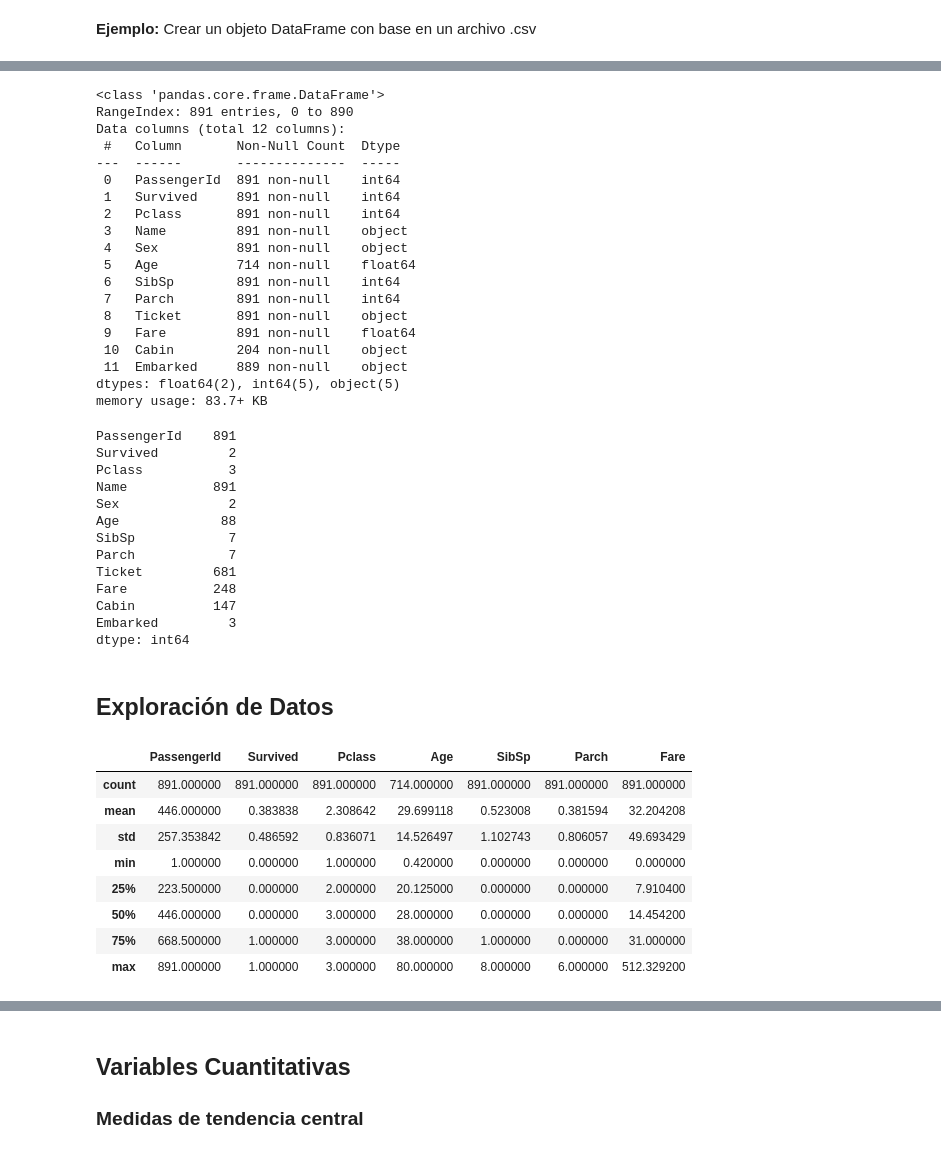
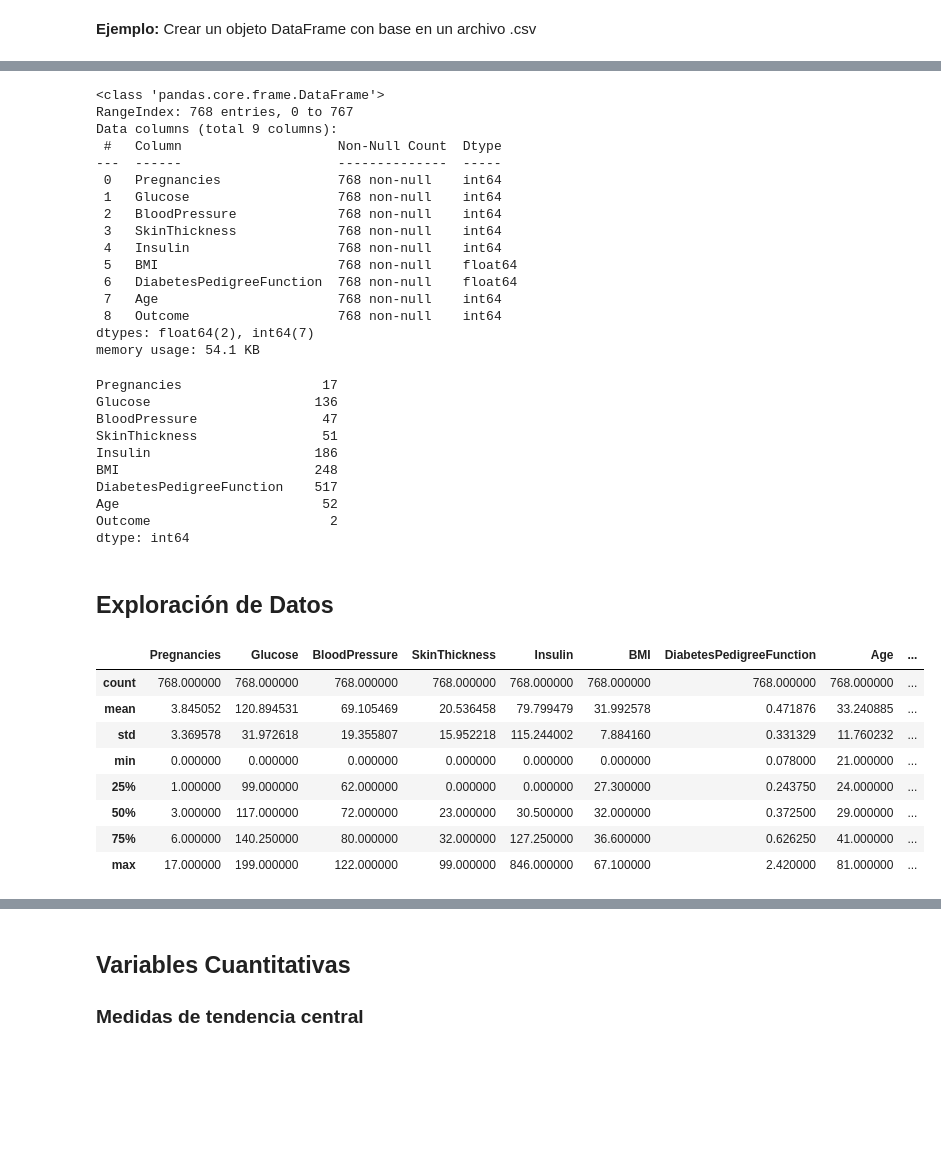
Before and after one commit to a01709343-arch/Laboratorio-A01709343, a Jupyter notebook: LecturaDatos-Pandas-1 (1).ipynb, the cells around one changed output, grey strips where cells are left out. Drawn from its saved outputs; the diff is of its cells as text; code cells hidden in the pictures; blank space fills up the shorter version.

```diff
--- a/LecturaDatos-Pandas-1 (1).ipynb
+++ b/LecturaDatos-Pandas-1 (1).ipynb
@@ -24,7 +24,7 @@ body Body Identification Number  : Categórica Discreta
 home.dest Home/Destination : Categórica Nominal
 # %%
 #lee archivo csv
-titanic = pd.read_csv("titanic.csv")
+diabetes = pd.read_csv("diabetes.csv")
 # %% [markdown]
 **Ejemplo:** Crear un objeto DataFrame con base en un archivo .csv
 # %%
@@ -66,56 +55,50 @@ titanic.tail()
 # %%
 #Revisa la información mas completa del conjunto de datos usando la función info()
 #Muestra el total de datos, las columnas y su tipo correspondiente, dice si contiene nulos o no
-titanic.info()
+diabetes.info()
 # %% [output]
 <class 'pandas.core.frame.DataFrame'>
-RangeIndex: 891 entries, 0 to 890
-Data columns (total 12 columns):
- #   Column       Non-Null Count  Dtype
----  ------       --------------  -----
- 0   PassengerId  891 non-null    int64
- 1   Survived     891 non-null    int64
- 2   Pclass       891 non-null    int64
- 3   Name         891 non-null    object
- 4   Sex          891 non-null    object
- 5   Age          714 non-null    float64
- 6   SibSp        891 non-null    int64
- 7   Parch        891 non-null    int64
- 8   Ticket       891 non-null    object
- 9   Fare         891 non-null    float64
- 10  Cabin        204 non-null    object
- 11  Embarked     889 non-null    object
-dtypes: float64(2), int64(5), object(5)
-memory usage: 83.7+ KB
+RangeIndex: 768 entries, 0 to 767
+Data columns (total 9 columns):
+ #   Column                    Non-Null Count  Dtype
+---  ------                    --------------  -----
+ 0   Pregnancies               768 non-null    int64
+ 1   Glucose                   768 non-null    int64
+ 2   BloodPressure             768 non-null    int64
+ 3   SkinThickness             768 non-null    int64
+ 4   Insulin                   768 non-null    int64
+ 5   BMI                       768 non-null    float64
+ 6   DiabetesPedigreeFunction  768 non-null    float64
+ 7   Age                       768 non-null    int64
+ 8   Outcome                   768 non-null    int64
+dtypes: float64(2), int64(7)
+memory usage: 54.1 KB
 # %%
 #revisa cuántos valores únicos tiene cada atributo del archivo usando la función nunique()
-titanic.nunique()
+diabetes.nunique()
 # %% [output]
-PassengerId    891
-Survived         2
-Pclass           3
-Name           891
-Sex              2
-Age             88
-SibSp            7
-Parch            7
-Ticket         681
-Fare           248
-Cabin          147
-Embarked         3
+Pregnancies                  17
+Glucose                     136
+BloodPressure                47
+SkinThickness                51
+Insulin                     186
+BMI                         248
+DiabetesPedigreeFunction    517
+Age                          52
+Outcome                       2
 dtype: int64
 # %% [markdown]
 ## Exploración de Datos
 # %%
 #utiliza la función describe() para obtener estadística básica. se puede incluir -0
-titanic.describe()
+diabetes.describe()
 # %% [output]
-|  | PassengerId | Survived | Pclass | Age | SibSp | Parch | Fare |
-| count | 891.000000 | 891.000000 | 891.000000 | 714.000000 | 891.000000 | 891.000000 | 891.000000 |
-| mean | 446.000000 | 0.383838 | 2.308642 | 29.699118 | 0.523008 | 0.381594 | 32.204208 |
-| std | 257.353842 | 0.486592 | 0.836071 | 14.526497 | 1.102743 | 0.806057 | 49.693429 |
-| min | 1.000000 | 0.000000 | 1.000000 | 0.420000 | 0.000000 | 0.000000 | 0.000000 |
-| 25% | 223.500000 | 0.000000 | 2.000000 | 20.125000 | 0.000000 | 0.000000 | 7.910400 |
-| 50% | 446.000000 | 0.000000 | 3.000000 | 28.000000 | 0.000000 | 0.000000 | 14.454200 |
-| 75% | 668.500000 | 1.000000 | 3.000000 | 38.000000 | 1.000000 | 0.000000 | 31.000000 |
-| max | 891.000000 | 1.000000 | 3.000000 | 80.000000 | 8.000000 | 6.000000 | 512.329200 |
+|  | Pregnancies | Glucose | BloodPressure | SkinThickness | Insulin | BMI | DiabetesPedigreeFunction | Age | ... |
+| count | 768.000000 | 768.000000 | 768.000000 | 768.000000 | 768.000000 | 768.000000 | 768.000000 | 768.000000 | ... |
+| mean | 3.845052 | 120.894531 | 69.105469 | 20.536458 | 79.799479 | 31.992578 | 0.471876 | 33.240885 | ... |
+| std | 3.369578 | 31.972618 | 19.355807 | 15.952218 | 115.244002 | 7.884160 | 0.331329 | 11.760232 | ... |
+| min | 0.000000 | 0.000000 | 0.000000 | 0.000000 | 0.000000 | 0.000000 | 0.078000 | 21.000000 | ... |
+| 25% | 1.000000 | 99.000000 | 62.000000 | 0.000000 | 0.000000 | 27.300000 | 0.243750 | 24.000000 | ... |
+| 50% | 3.000000 | 117.000000 | 72.000000 | 23.000000 | 30.500000 | 32.000000 | 0.372500 | 29.000000 | ... |
+| 75% | 6.000000 | 140.250000 | 80.000000 | 32.000000 | 127.250000 | 36.600000 | 0.626250 | 41.000000 | ... |
+| max | 17.000000 | 199.000000 | 122.000000 | 99.000000 | 846.000000 | 67.100000 | 2.420000 | 81.000000 | ... |
```
Also changed, not shown: parts of 31 cells of this notebook.
